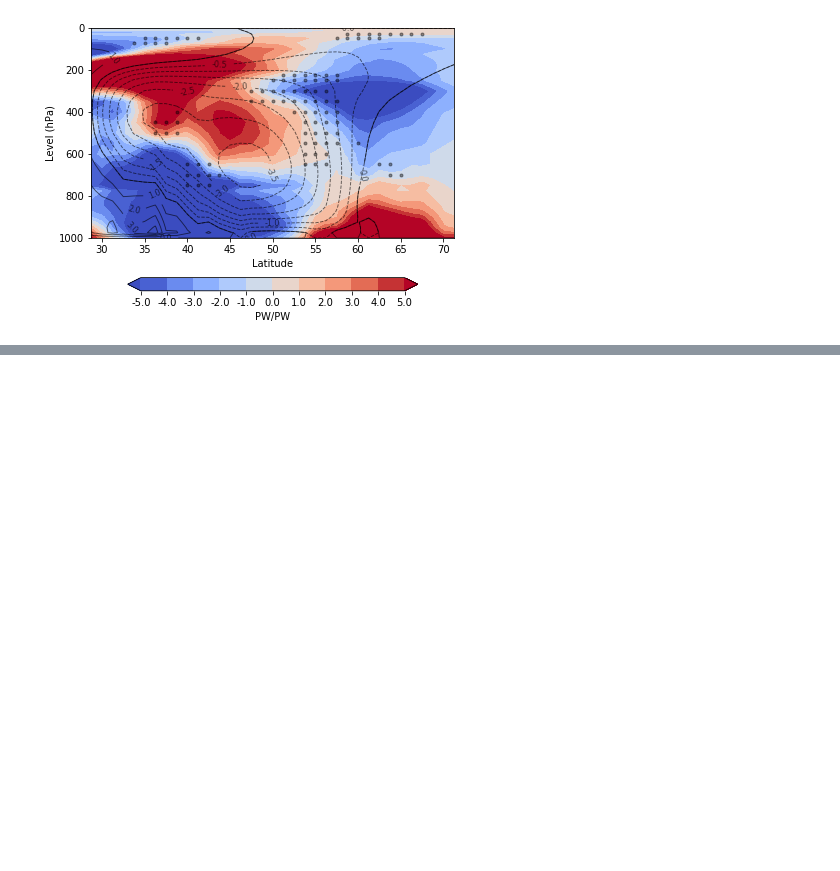
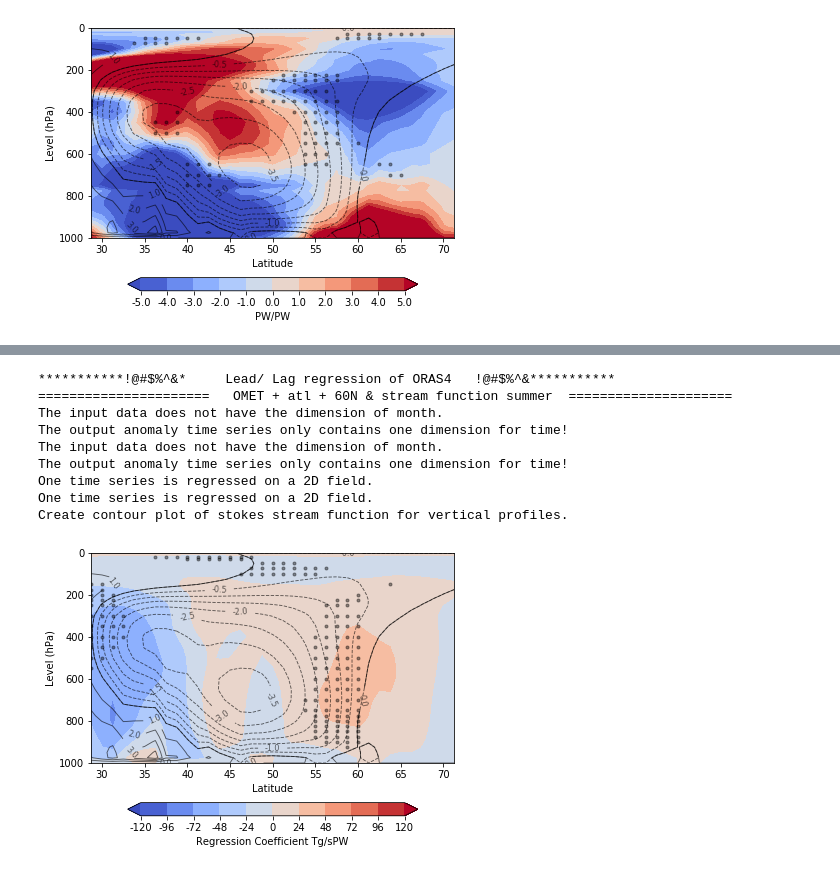
Before and after one commit to geek-yang/AirSeaFlow, a Jupyter notebook: MET_Feedback_paper/Revision/paper_vert_season_jra_fields_OMET_oras.ipynb, the cells around one changed output, grey strips where cells are left out. Drawn from its saved outputs; the diff is of its cells as text; code cells hidden in the pictures; blank space fills up the shorter version.

Commit message:
figures for supplement

```diff
--- a/MET_Feedback_paper/Revision/paper_vert_season_jra_fields_OMET_oras.ipynb
+++ b/MET_Feedback_paper/Revision/paper_vert_season_jra_fields_OMET_oras.ipynb
@@ -367,0 +438,53 @@ Create contour plot of stokes stream function for vertical profiles.
+# %%
+    print ('***********!@#$%^&*     Lead/ Lag regression of ORAS4   !@#$%^&***********')
+    print ('======================   OMET + atl + 60N & stream function summer  =====================')
+    lag = 1
+    OMET_season_series = meta.statistics.operator.seasons(OMET_atl_int_ORAS4[:,:,53],
+                                                          span='JJA', Dim_month=True)
+    stat_OMET_ORAS4 = meta.statistics.operator(OMET_season_series[:])
+    stat_OMET_ORAS4.anomaly(Dim_month=False)
+    stat_OMET_ORAS4.detrend()
+    # by default, the running mean is taken with a window of 60 months
+    stat_OMET_ORAS4.lowpass(window=30, obj='detrend')
+    psi_vert_season_series = meta.statistics.operator.seasons(psi_vert[:],
+                                                              span=lag_summer[lag], Dim_month=True)
+    stat_psi_vert_JRA55 = meta.statistics.operator(psi_vert_season_series[:])
+    stat_psi_vert_JRA55.anomaly(Dim_month=False)
+    stat_psi_vert_JRA55.detrend()
+    stat_psi_vert_JRA55.lowpass(window=30, obj='detrend')
+
+    k, r, p = meta.statistics.operator.linearRegress(stat_OMET_ORAS4._lowpass,
+                                                     stat_psi_vert_JRA55._lowpass)
+    # regression for t-test value based on real degree of freedom
+    _, _, p_real = meta.statistics.operator.linearRegress(stat_OMET_ORAS4._detrend,
+                                                          stat_psi_vert_JRA55._detrend)
+    #ticks = [-0.3, -0.2, -0.1, 0.0, 0.1, 0.2, 0.3]
+    #ticks = [-0.5, -0.4, -0.3, -0.2, -0.1, 0.0, 0.1, 0.2, 0.3, 0.4, 0.5]
+    #ticks = [-0.8, -0.6, -0.4, -0.2, 0.0, 0.2, 0.4, 0.6, 0.8]
+    #label = 'Correlation coefficient'
+    ticks = [i for i in np.linspace(-120,120,11)]
+    label = 'Regression Coefficient Tg/sPW'
+
+    inline = 12
+    contour_level = [i for i in np.linspace(-10,-0.0000001,21)]
+    contour_level_half = [i for i in np.linspace(0,20,21)]
+    contour_level.extend(contour_level_half)
+    #contour_level = [i for i in np.linspace(-10,10,51)]
+    # the unit for the contour is 1E+10 kg/s
+    meta.visualizer.plots.vertProfileOverlap(latitude_fields_vert_JRA55[15:50], level_fields_vert_JRA55, k[:,15:50]*10,
+                                             psi_mean[:,15:50], p_real[:,15:50], label, ticks,
+                                             contour_level, inline, os.path.join(output_path, 'supplement',
+                                             'regCoef_ORAS4_atl_OMET_60N_lag_{}_JRA55_psi_JJA_decadal.png'.format(lag)),
+                                             decimal='%d',ttest=True)
+    #print (k[10:20,30:40])
+# %% [output]
+***********!@#$%^&*     Lead/ Lag regression of ORAS4   !@#$%^&***********
+======================   OMET + atl + 60N & stream function summer  =====================
+The input data does not have the dimension of month.
+The output anomaly time series only contains one dimension for time!
+The input data does not have the dimension of month.
+The output anomaly time series only contains one dimension for time!
+One time series is regressed on a 2D field.
+One time series is regressed on a 2D field.
+Create contour plot of stokes stream function for vertical profiles.
+[figure, added]
```
Also changed, not shown: parts of 4 cells of this notebook.
